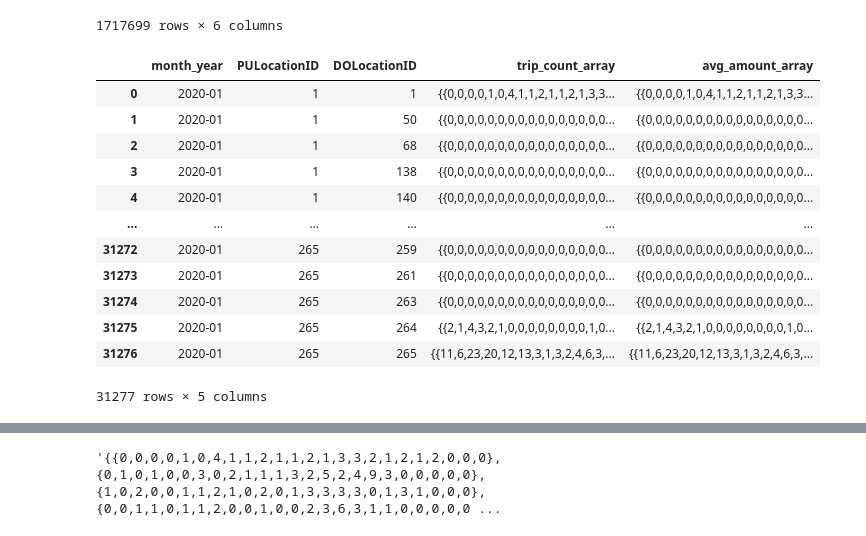
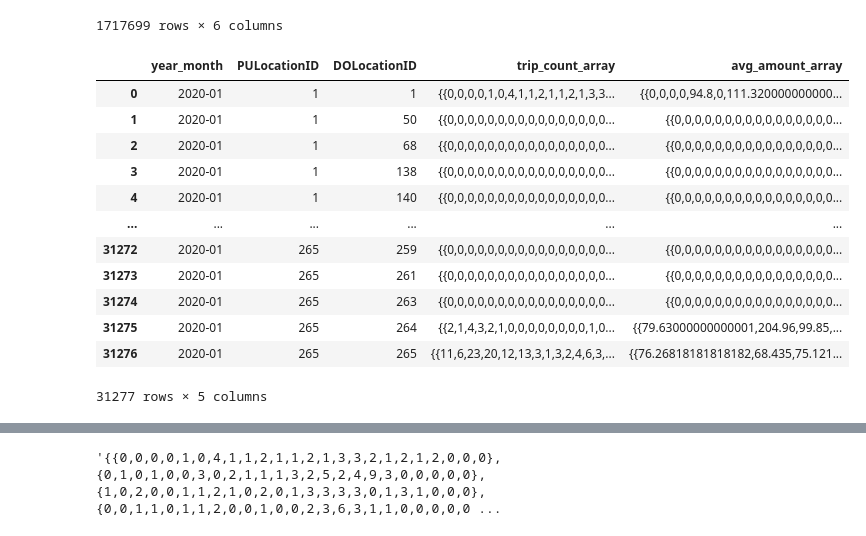
Before and after one commit to yhchan0918/NYC_Taxi_Trip_ETL, a Jupyter notebook: notebook.ipynb, the cells around one changed output, grey strips where cells are left out. Cells and saved outputs as stored; diff of their text form; code cells hidden in the pictures.

```diff
--- a/notebook.ipynb
+++ b/notebook.ipynb
@@ -18,13 +18,12 @@ month = 1
 date = datetime.datetime(year, month, 10)
 start_date = date.replace(day=1)
 end_date = start_date + relativedelta.relativedelta(months=1)
-formatted_month_year = date.strftime("%Y-%m")
 
-df = pd.read_parquet(f'yellow_tripdata_{year}-01.parquet', engine='pyarrow')
+formatted_year_month = date.strftime("%Y-%m")
+df = pd.read_parquet(f'yellow_tripdata_2020-01.parquet', engine='pyarrow').fillna(0)
 df = df[
-        (df[PICKUP_DATETIME_COL] >= start_date) & (df[PICKUP_DATETIME_COL] < end_date)
-    ]
-
+    (df[PICKUP_DATETIME_COL] >= start_date) & (df[PICKUP_DATETIME_COL] < end_date)
+]
 df["formatted_pickup_date"] = df[PICKUP_DATETIME_COL].dt.strftime("%Y-%m-%d")
 df["hour"] = df[PICKUP_DATETIME_COL].dt.hour
 df["day"] = df[PICKUP_DATETIME_COL].dt.day
@@ -133,60 +171,67 @@ agg_df
 | 1717698 | 31 | 23 | 265 | 265 | 3 | 80.550000 |
 1717699 rows × 6 columns
 # %%
-# TODO: Continue from here, Refer to example below of how to crafting a proper long-array metrics
+# Continue from here, Refer to example below of how to crafting a proper long-array metrics
 # e.g. for hour in range(24) for day in range(31)
 
 # outcome: a nested array where it has 31 arrays, frontend just have to access the respective index
 # (say user pick 15/01), the backend will return data from all the dates of Jan, and you do this agg_data[15-1]
 # for day in range(31), if there is no respective day, we just append an empty
 # if there is, we make sure the array has 24 elements, if there is missing hour, we put zero
 
 # lambda row: [row['trip_count'][row['hour'].index(h)] if h in row['hour'] else 0 for h in range(24)]
 
 # Aggregation
-agg_df = (df
-          .groupby(['day',"hour", "PULocationID","DOLocationID" ])
-          .agg(trip_count=(PICKUP_DATETIME_COL, 'count'), avg_amount=(TOTAL_AMOUNT_COL, 'mean'))).reset_index()
-
-
-
-grouped_agg_df = agg_df.groupby(['PULocationID', 'DOLocationID']).agg({'day':list, 'hour': list, 'trip_count': list, 'avg_amount': list}).reset_index()
-
-
 def build_long_array_metrics(row, metric_col):
     monthly_arr = []
     metrics_length = len(row[metric_col])
     i = 0
     for day in range(1, 32):
         day_arr = []
-        if day in row['day']:
+        if day in row["day"]:
             for hour in range(24):
-                trip_count = 0
-                if i < metrics_length and row['hour'][i] == hour:
-                    trip_count = row['trip_count'][i]
+                hourly_metric = 0
+                if i < metrics_length and row["hour"][i] == hour:
+                    hourly_metric = row[metric_col][i]
                     i += 1
-                day_arr.append(str(trip_count))
+                day_arr.append(str(hourly_metric))
         else:
-            day_arr = ['0' for i in range(24)]
+            day_arr = ["0" for _ in range(24)]
         monthly_arr.append("{" + ",".join(day_arr) + "}")
     if i != metrics_length:
-        print('hailat')
-    return "{" + ",".join(monthly_arr)+ "}"
+        print("hailat")
+    return "{" + ",".join(monthly_arr) + "}"
 
 
+agg_df = (
+    df.groupby(["day", "hour", "PULocationID", "DOLocationID"]).agg(
+        trip_count=(PICKUP_DATETIME_COL, "count"),
+        avg_amount=(TOTAL_AMOUNT_COL, "mean"),
+    )
+).reset_index()
+
+grouped_agg_df = (
+    agg_df.groupby(["PULocationID", "DOLocationID"])
+    .agg({"day": list, "hour": list, "trip_count": list, "avg_amount": list})
+    .reset_index()
+)
+
 raw_data = {
-    'month_year': [formatted_month_year]*len(grouped_agg_df),
-    'PULocationID': grouped_agg_df['PULocationID'],
-    'DOLocationID':grouped_agg_df['DOLocationID'],
-    'trip_count_array': grouped_agg_df.apply(lambda row: build_long_array_metrics(row, 'trip_count'), axis=1).tolist(),
-    'avg_amount_array': grouped_agg_df.apply(lambda row: build_long_array_metrics(row, 'trip_count'), axis=1).tolist()
-
+    "year_month": [formatted_year_month] * len(grouped_agg_df),
+    "PULocationID": grouped_agg_df["PULocationID"],
+    "DOLocationID": grouped_agg_df["DOLocationID"],
+    "trip_count_array": grouped_agg_df.apply(
+        lambda row: build_long_array_metrics(row, "trip_count"), axis=1
+    ),
+    "avg_amount_array": grouped_agg_df.apply(
+        lambda row: build_long_array_metrics(row, "avg_amount"), axis=1
+    ),
 }
-result_df = pd.DataFrame(raw_data)
-result_df
+aggregated_trips_df = pd.DataFrame(raw_data)
+aggregated_trips_df
 # %% [output]
-|  | month_year | PULocationID | DOLocationID | trip_count_array | avg_amount_array |
-| 0 | 2020-01 | 1 | 1 | {{0,0,0,0,1,0,4,1,1,2,1,1,2,1,3,3... | {{0,0,0,0,1,0,4,1,1,2,1,1,2,1,3,3... |
+|  | year_month | PULocationID | DOLocationID | trip_count_array | avg_amount_array |
+| 0 | 2020-01 | 1 | 1 | {{0,0,0,0,1,0,4,1,1,2,1,1,2,1,3,3... | {{0,0,0,0,94.8,0,111.320000000000... |
 | 1 | 2020-01 | 1 | 50 | {{0,0,0,0,0,0,0,0,0,0,0,0,0,0,0,0... | {{0,0,0,0,0,0,0,0,0,0,0,0,0,0,0,0... |
 | 2 | 2020-01 | 1 | 68 | {{0,0,0,0,0,0,0,0,0,0,0,0,0,0,0,0... | {{0,0,0,0,0,0,0,0,0,0,0,0,0,0,0,0... |
 | 3 | 2020-01 | 1 | 138 | {{0,0,0,0,0,0,0,0,0,0,0,0,0,0,0,0... | {{0,0,0,0,0,0,0,0,0,0,0,0,0,0,0,0... |
@@ -195,6 +240,6 @@ result_df
 | 31272 | 2020-01 | 265 | 259 | {{0,0,0,0,0,0,0,0,0,0,0,0,0,0,0,0... | {{0,0,0,0,0,0,0,0,0,0,0,0,0,0,0,0... |
 | 31273 | 2020-01 | 265 | 261 | {{0,0,0,0,0,0,0,0,0,0,0,0,0,0,0,0... | {{0,0,0,0,0,0,0,0,0,0,0,0,0,0,0,0... |
 | 31274 | 2020-01 | 265 | 263 | {{0,0,0,0,0,0,0,0,0,0,0,0,0,0,0,0... | {{0,0,0,0,0,0,0,0,0,0,0,0,0,0,0,0... |
-| 31275 | 2020-01 | 265 | 264 | {{2,1,4,3,2,1,0,0,0,0,0,0,0,0,1,0... | {{2,1,4,3,2,1,0,0,0,0,0,0,0,0,1,0... |
-| 31276 | 2020-01 | 265 | 265 | {{11,6,23,20,12,13,3,1,3,2,4,6,3,... | {{11,6,23,20,12,13,3,1,3,2,4,6,3,... |
+| 31275 | 2020-01 | 265 | 264 | {{2,1,4,3,2,1,0,0,0,0,0,0,0,0,1,0... | {{79.63000000000001,204.96,99.85,... |
+| 31276 | 2020-01 | 265 | 265 | {{11,6,23,20,12,13,3,1,3,2,4,6,3,... | {{76.26818181818182,68.435,75.121... |
 31277 rows × 5 columns
```
Also changed, not shown: parts of 14 cells of this notebook, 6 other files.
